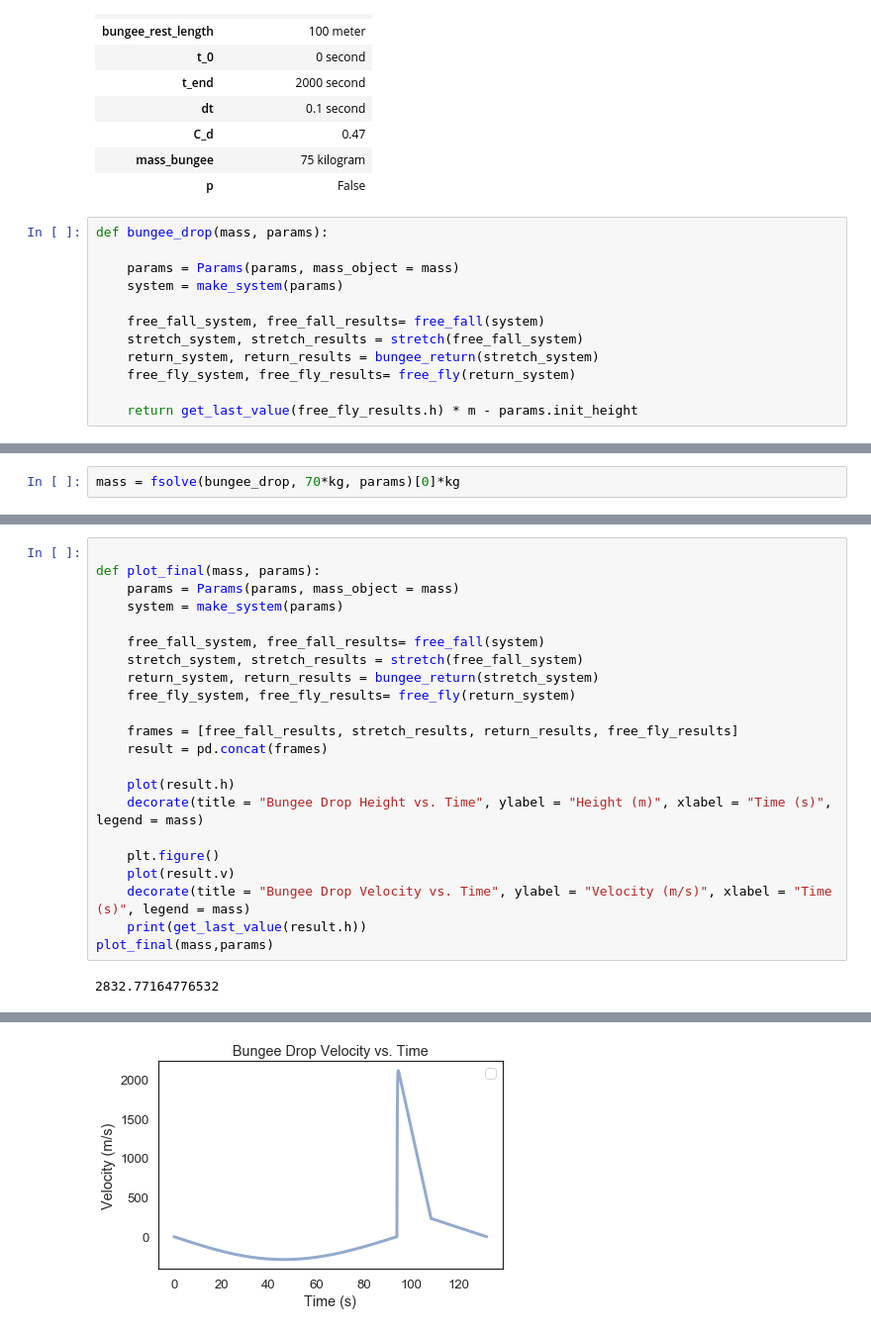
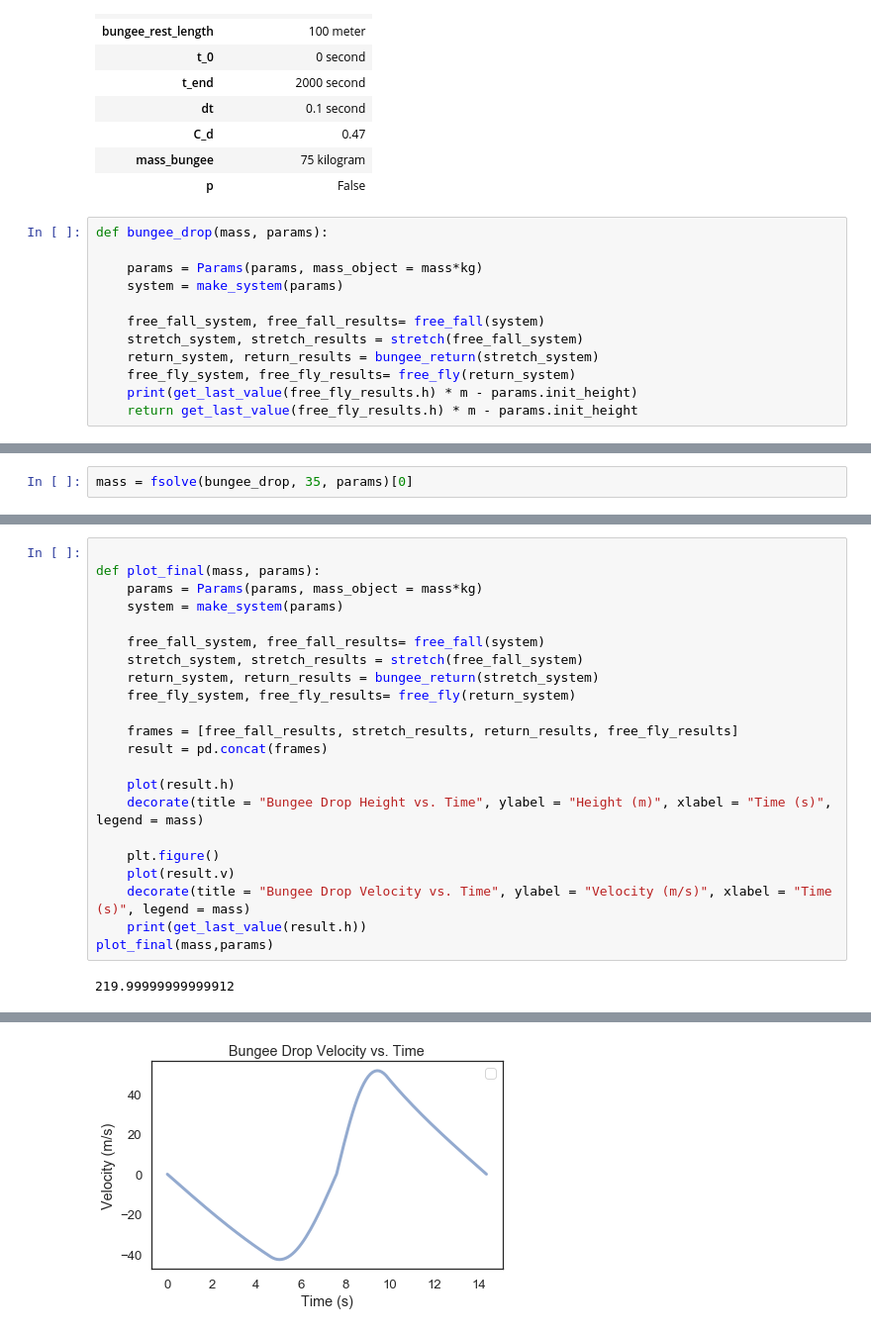
Before and after one commit to nightengail/Modsim-Project-3, a Jupyter notebook: Bungee Jumping Drop_ Modsim Project 3.ipynb, the cells around one changed output, grey strips where cells are left out. Shown: that part at 99% size. Saved outputs shown, nothing was run; the diff lists cells and outputs as text.

Commit message:
Fsolve doesn't like units

```diff
--- a/Bungee Jumping Drop_ Modsim Project 3.ipynb
+++ b/Bungee Jumping Drop_ Modsim Project 3.ipynb
@@ -265,13 +269,13 @@ params = Params(init_height = 220 * m,
 # %%
 def bungee_drop(mass, params):
 
-    params = Params(params, mass_object = mass)
+    params = Params(params, mass_object = mass*kg)
     system = make_system(params)
 
     free_fall_system, free_fall_results= free_fall(system)
     stretch_system, stretch_results = stretch(free_fall_system)
     return_system, return_results = bungee_return(stretch_system)
     free_fly_system, free_fly_results= free_fly(return_system)
-
+    print(get_last_value(free_fly_results.h) * m - params.init_height)
     return get_last_value(free_fly_results.h) * m - params.init_height
 # %%
@@ -297,3 +317,3 @@ sweep_mass(params)
 [figure]
 # %%
-mass = fsolve(bungee_drop, 70*kg, params)[0]*kg
+mass = fsolve(bungee_drop, 35, params)[0]
@@ -300,7 +335,7 @@ mass = fsolve(bungee_drop, 70*kg, params)[0]*kg
 # %%
 
 def plot_final(mass, params):
-    params = Params(params, mass_object = mass)
+    params = Params(params, mass_object = mass*kg)
     system = make_system(params)
 
     free_fall_system, free_fall_results= free_fall(system)
@@ -320,4 +355,4 @@ def plot_final(mass, params):
     print(get_last_value(result.h))
 plot_final(mass,params)
 # %% [output]
-2832.77164776532
+219.99999999999912
@@ -325,4 +360,4 @@ plot_final(mass,params)
-[figure, old version]
+[figure, new version]
 # %%
 print(mass)
 # %% [output]
```
Also changed, not shown: parts of 9 cells of this notebook, 1 other file.
